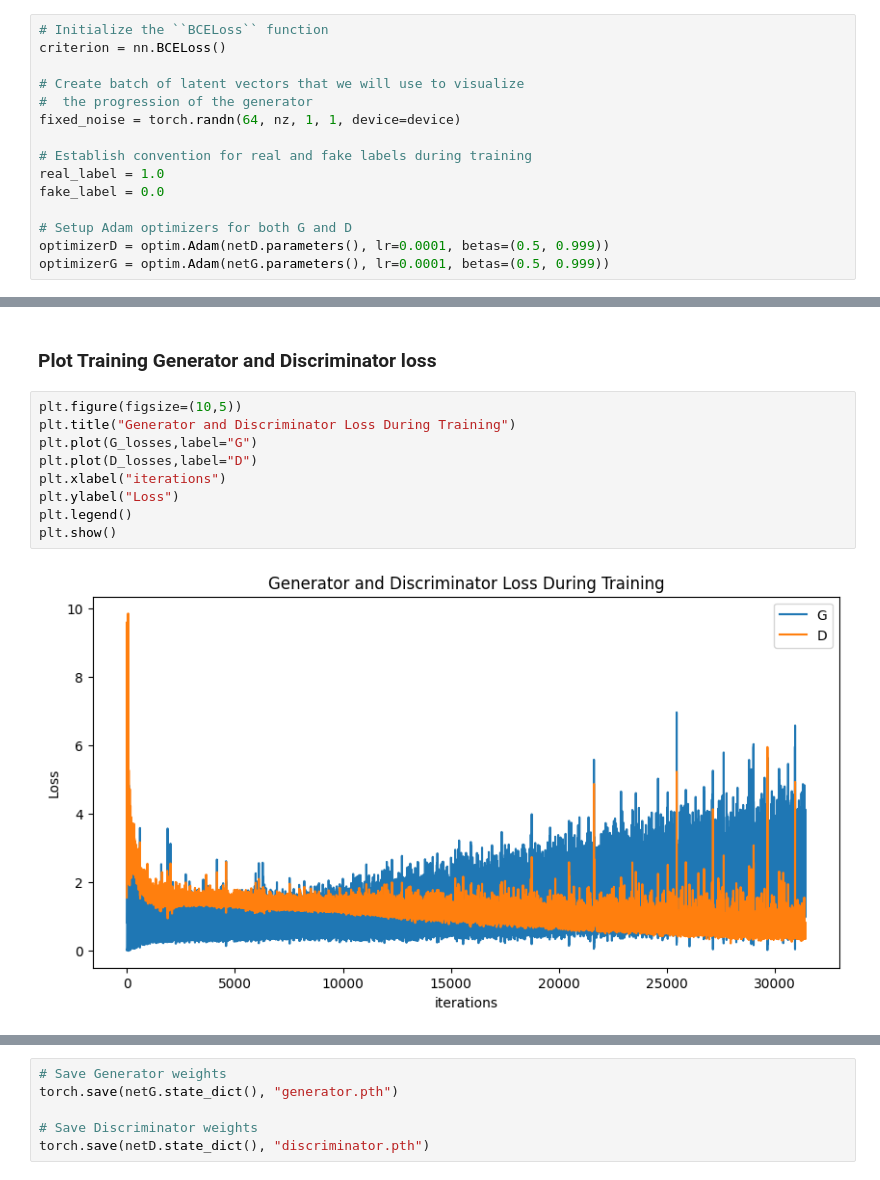
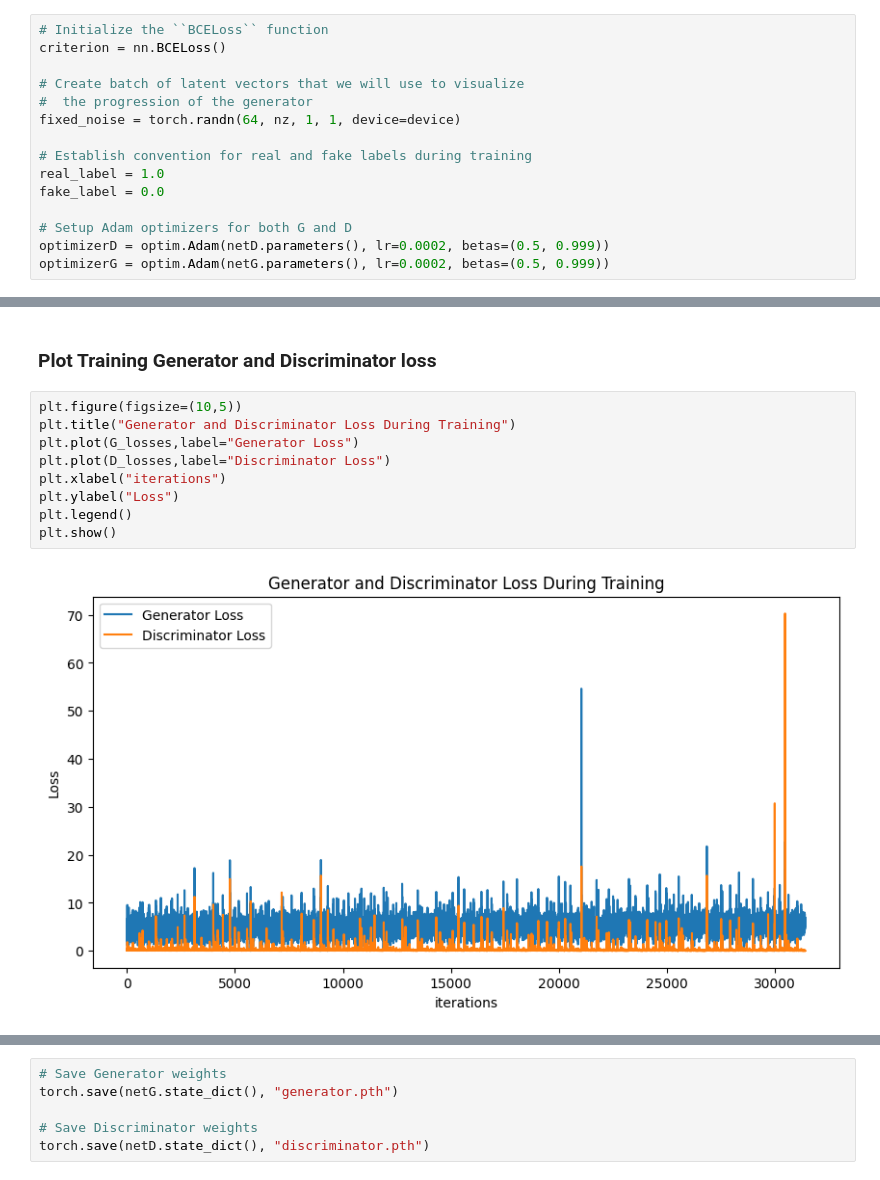
Before and after one commit to ItsMeNengYi/CS4243-mini-project, a Jupyter notebook: captcha_gan_generation/Captcha_GAN.ipynb, the cells around one changed output, grey strips where cells are left out. Cells and saved outputs as stored; diff of their text form.

```diff
--- a/captcha_gan_generation/Captcha_GAN.ipynb
+++ b/captcha_gan_generation/Captcha_GAN.ipynb
@@ -310,8 +310,8 @@ real_label = 1.0
 fake_label = 0.0
 
 # Setup Adam optimizers for both G and D
-optimizerD = optim.Adam(netD.parameters(), lr=0.0001, betas=(0.5, 0.999))
-optimizerG = optim.Adam(netG.parameters(), lr=0.0001, betas=(0.5, 0.999))
+optimizerD = optim.Adam(netD.parameters(), lr=0.0002, betas=(0.5, 0.999))
+optimizerG = optim.Adam(netG.parameters(), lr=0.0002, betas=(0.5, 0.999))
 # %%
 # Training Loop
 # Number of training epochs
@@ -447,14 +447,14 @@ Starting Training Loop...
 # %%
 plt.figure(figsize=(10,5))
 plt.title("Generator and Discriminator Loss During Training")
-plt.plot(G_losses,label="G")
-plt.plot(D_losses,label="D")
+plt.plot(G_losses,label="Generator Loss")
+plt.plot(D_losses,label="Discriminator Loss")
 plt.xlabel("iterations")
 plt.ylabel("Loss")
 plt.legend()
 plt.show()
 # %% [output]
-[figure, old version]
+[figure, new version]
 # %%
 # Grab a batch of real images from the dataloader
 real_batch = next(iter(dataloader))
```
Also changed, not shown: parts of 3 cells of this notebook, 3 other files.
